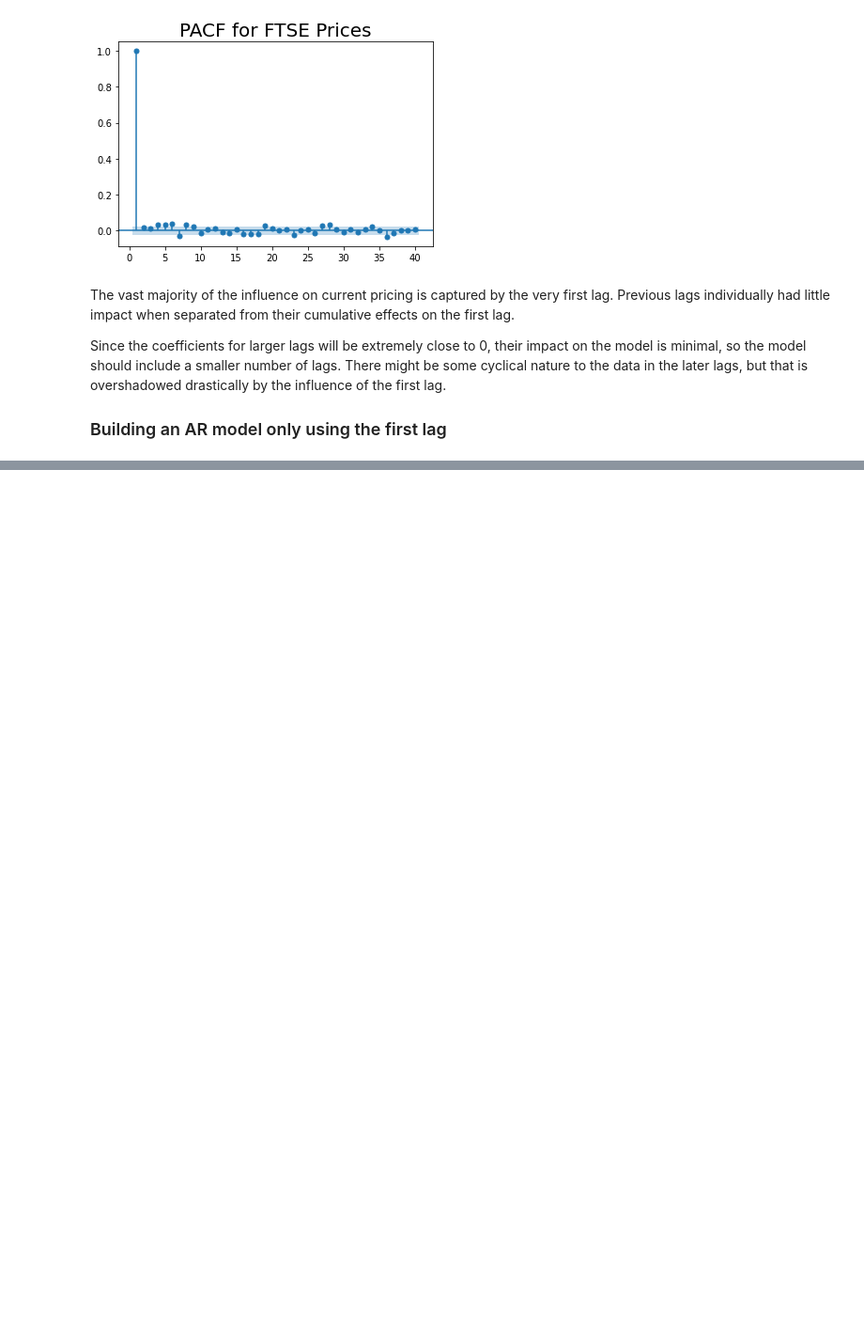
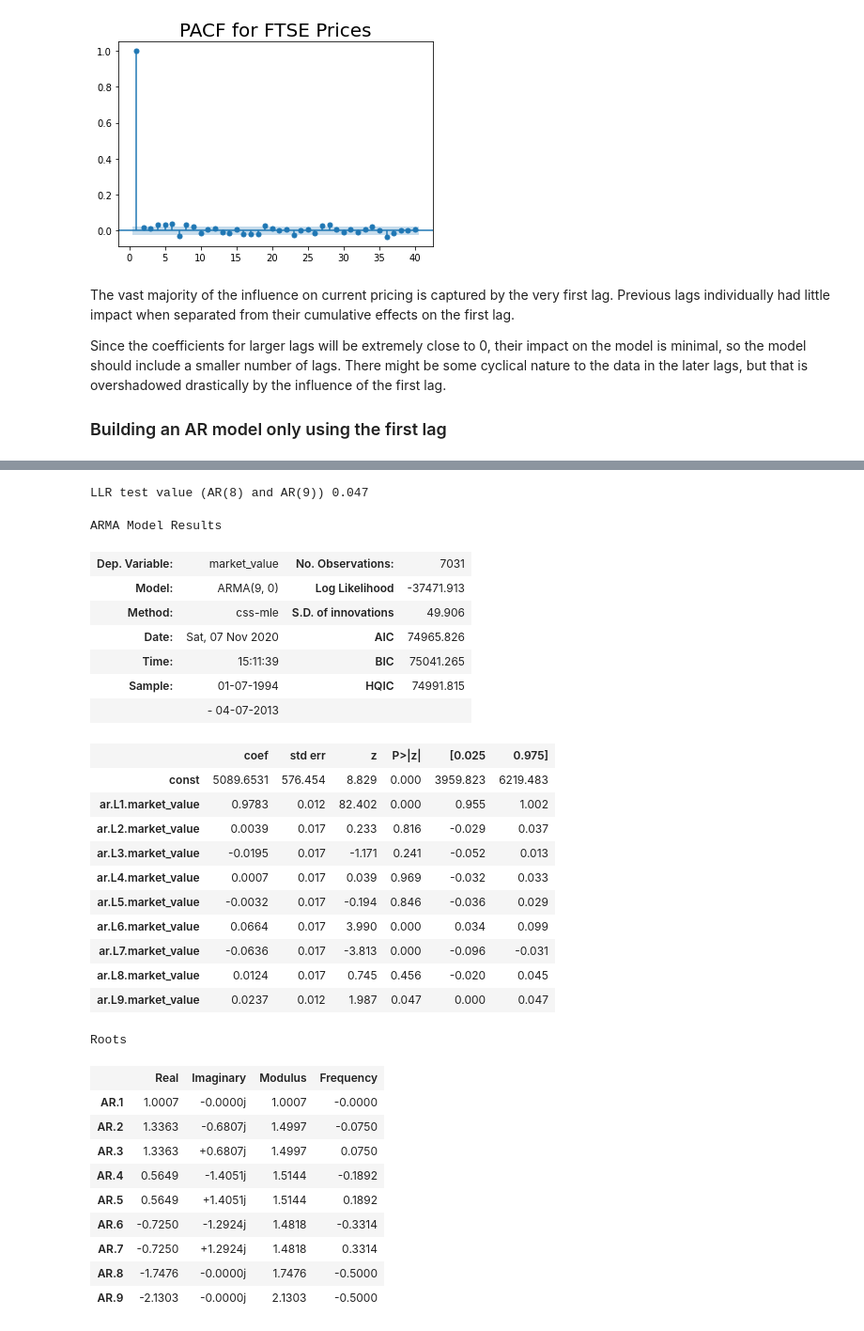
Before and after one commit to adam-gomez/time-series-exercises, a Jupyter notebook: time_series_analysis_model.ipynb, the cells around one changed output, grey strips where cells are left out. Shown at 94% size. Saved outputs shown, nothing was run; the diff lists cells and outputs as text; code cells hidden in the pictures; blank space fills up the shorter version.

```diff
--- a/time_series_analysis_model.ipynb
+++ b/time_series_analysis_model.ipynb
@@ -636,0 +830,5 @@ const|[0.025 0.975] = If zero is not a part of the 95% confidence intervals, the
+# %%
+model_ar8 = ARMA(ftse_train.market_value, order = (8,0))
+results_ar8 = model_ar8.fit()
+print("LLR test value (AR(7) and AR(8))", llr_test(model_ar7, model_ar8))
+results_ar8.summary()
@@ -636,0 +865,37 @@ const|[0.025 0.975] = If zero is not a part of the 95% confidence intervals, the
+# %%
+model_ar9 = ARMA(ftse_train.market_value, order = (9,0))
+results_ar9 = model_ar9.fit()
+print("LLR test value (AR(8) and AR(9))", llr_test(model_ar8, model_ar9))
+results_ar9.summary()
+# %% [output]
+LLR test value (AR(8) and AR(9)) 0.047
+ARMA Model Results
+| Dep. Variable: | market_value | No. Observations: | 7031 |
+| Model: | ARMA(9, 0) | Log Likelihood | -37471.913 |
+| Method: | css-mle | S.D. of innovations | 49.906 |
+| Date: | Sat, 07 Nov 2020 | AIC | 74965.826 |
+| Time: | 15:11:39 | BIC | 75041.265 |
+| Sample: | 01-07-1994 | HQIC | 74991.815 |
+|  | - 04-07-2013 |  |  |
+|  | coef | std err | z | P>|z| | [0.025 | 0.975] |
+| const | 5089.6531 | 576.454 | 8.829 | 0.000 | 3959.823 | 6219.483 |
+| ar.L1.market_value | 0.9783 | 0.012 | 82.402 | 0.000 | 0.955 | 1.002 |
+| ar.L2.market_value | 0.0039 | 0.017 | 0.233 | 0.816 | -0.029 | 0.037 |
+| ar.L3.market_value | -0.0195 | 0.017 | -1.171 | 0.241 | -0.052 | 0.013 |
+| ar.L4.market_value | 0.0007 | 0.017 | 0.039 | 0.969 | -0.032 | 0.033 |
+| ar.L5.market_value | -0.0032 | 0.017 | -0.194 | 0.846 | -0.036 | 0.029 |
+| ar.L6.market_value | 0.0664 | 0.017 | 3.990 | 0.000 | 0.034 | 0.099 |
+| ar.L7.market_value | -0.0636 | 0.017 | -3.813 | 0.000 | -0.096 | -0.031 |
+| ar.L8.market_value | 0.0124 | 0.017 | 0.745 | 0.456 | -0.020 | 0.045 |
+| ar.L9.market_value | 0.0237 | 0.012 | 1.987 | 0.047 | 0.000 | 0.047 |
+Roots
+|  | Real | Imaginary | Modulus | Frequency |
+| AR.1 | 1.0007 | -0.0000j | 1.0007 | -0.0000 |
+| AR.2 | 1.3363 | -0.6807j | 1.4997 | -0.0750 |
+| AR.3 | 1.3363 | +0.6807j | 1.4997 | 0.0750 |
+| AR.4 | 0.5649 | -1.4051j | 1.5144 | -0.1892 |
+| AR.5 | 0.5649 | +1.4051j | 1.5144 | 0.1892 |
+| AR.6 | -0.7250 | -1.2924j | 1.4818 | -0.3314 |
+| AR.7 | -0.7250 | +1.2924j | 1.4818 | 0.3314 |
+| AR.8 | -1.7476 | -0.0000j | 1.7476 | -0.5000 |
+| AR.9 | -2.1303 | -0.0000j | 2.1303 | -0.5000 |
```
Also changed, not shown: parts of 35 cells of this notebook.
